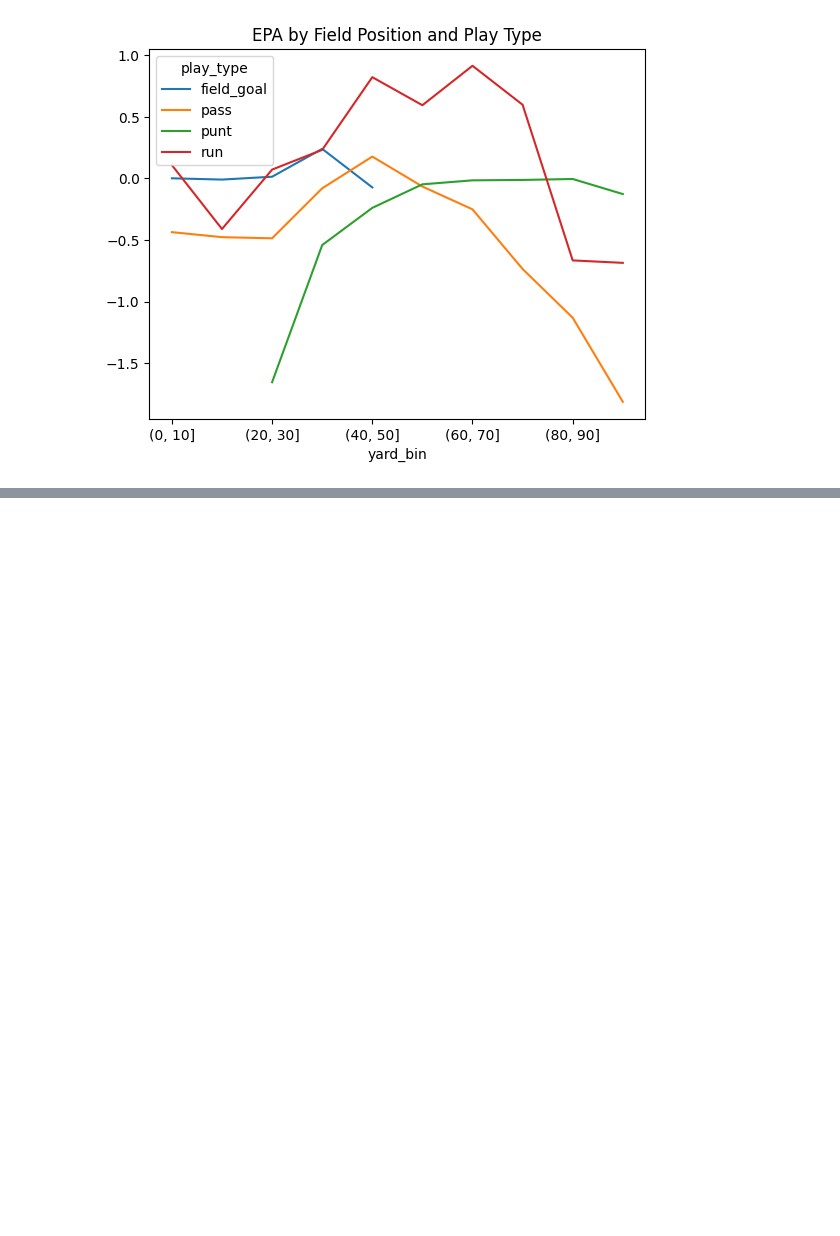
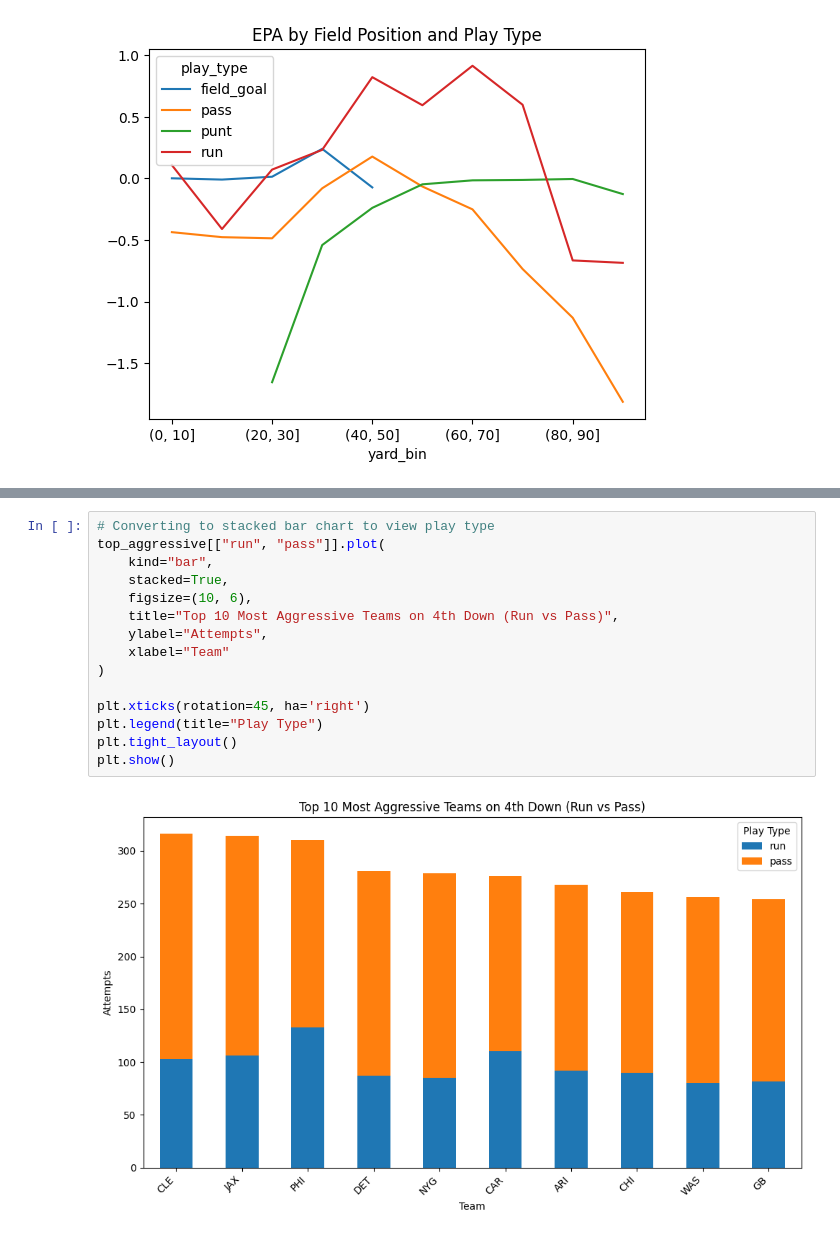
Before and after one commit to slimseidl/4th-Down-Model, a Jupyter notebook: notebooks/eda.ipynb, the cells around one changed output, grey strips where cells are left out. Saved outputs shown, nothing was run; the diff lists cells and outputs as text; blank space fills up the shorter version.

```diff
--- a/notebooks/eda.ipynb
+++ b/notebooks/eda.ipynb
@@ -168,0 +192,17 @@ epa_by_position.plot(kind="line", title="EPA by Field Position and Play Type")
+# %%
+# Converting to stacked bar chart to view play type
+top_aggressive[["run", "pass"]].plot(
+    kind="bar",
+    stacked=True,
+    figsize=(10, 6),
+    title="Top 10 Most Aggressive Teams on 4th Down (Run vs Pass)",
+    ylabel="Attempts",
+    xlabel="Team"
+)
+
+plt.xticks(rotation=45, ha='right')
+plt.legend(title="Play Type")
+plt.tight_layout()
+plt.show()
+# %% [output]
+[figure, added]
```
Also changed, not shown: parts of 2 cells of this notebook.
